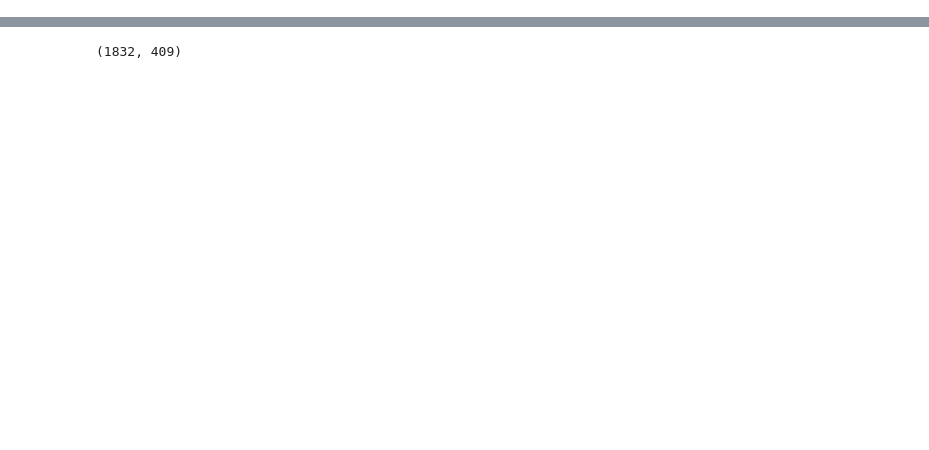
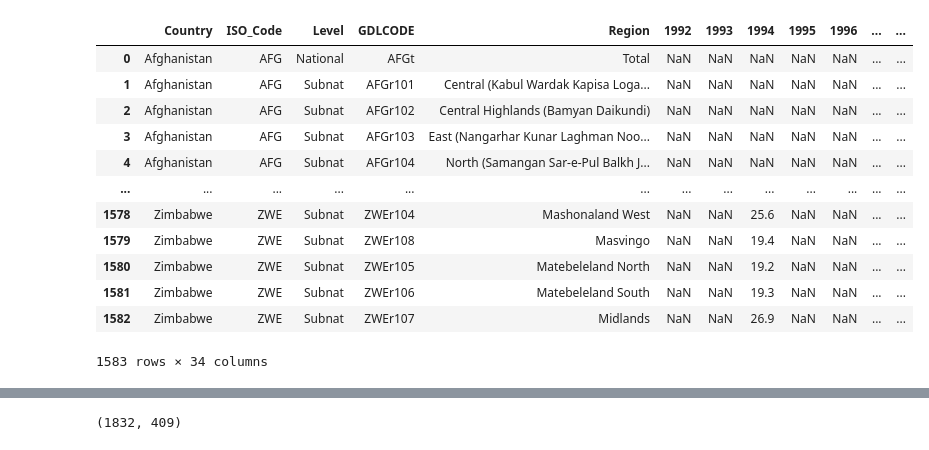
Before and after one commit to fayshaw/data_preprocessing, a Jupyter notebook: livwell.ipynb, the cells around one changed output, grey strips where cells are left out. Cells and saved outputs as stored; diff of their text form; code cells hidden in the pictures; blank space fills up the shorter version.

```diff
--- a/livwell.ipynb
+++ b/livwell.ipynb
@@ -334,0 +423,17 @@ livwell_df.notnull().sum().to_frame().T
+# %%
+gdl = pd.read_csv("GDL-Mean-International-Wealth-Index-(IWI)-score-of-region-data.csv")
+gdl
+# %% [output]
+|  | Country | ISO_Code | Level | GDLCODE | Region | 1992 | 1993 | 1994 | 1995 | 1996 | ... | ... |
+| 0 | Afghanistan | AFG | National | AFGt | Total | NaN | NaN | NaN | NaN | NaN | ... | ... |
+| 1 | Afghanistan | AFG | Subnat | AFGr101 | Central (Kabul Wardak Kapisa Loga... | NaN | NaN | NaN | NaN | NaN | ... | ... |
+| 2 | Afghanistan | AFG | Subnat | AFGr102 | Central Highlands (Bamyan Daikundi) | NaN | NaN | NaN | NaN | NaN | ... | ... |
+| 3 | Afghanistan | AFG | Subnat | AFGr103 | East (Nangarhar Kunar Laghman Noo... | NaN | NaN | NaN | NaN | NaN | ... | ... |
+| 4 | Afghanistan | AFG | Subnat | AFGr104 | North (Samangan Sar-e-Pul Balkh J... | NaN | NaN | NaN | NaN | NaN | ... | ... |
+| ... | ... | ... | ... | ... | ... | ... | ... | ... | ... | ... | ... | ... |
+| 1578 | Zimbabwe | ZWE | Subnat | ZWEr104 | Mashonaland West | NaN | NaN | 25.6 | NaN | NaN | ... | ... |
+| 1579 | Zimbabwe | ZWE | Subnat | ZWEr108 | Masvingo | NaN | NaN | 19.4 | NaN | NaN | ... | ... |
+| 1580 | Zimbabwe | ZWE | Subnat | ZWEr105 | Matebeleland North | NaN | NaN | 19.2 | NaN | NaN | ... | ... |
+| 1581 | Zimbabwe | ZWE | Subnat | ZWEr106 | Matebeleland South | NaN | NaN | 19.3 | NaN | NaN | ... | ... |
+| 1582 | Zimbabwe | ZWE | Subnat | ZWEr107 | Midlands | NaN | NaN | 26.9 | NaN | NaN | ... | ... |
+1583 rows × 34 columns
```
Also changed, not shown: parts of 120 cells of this notebook.
